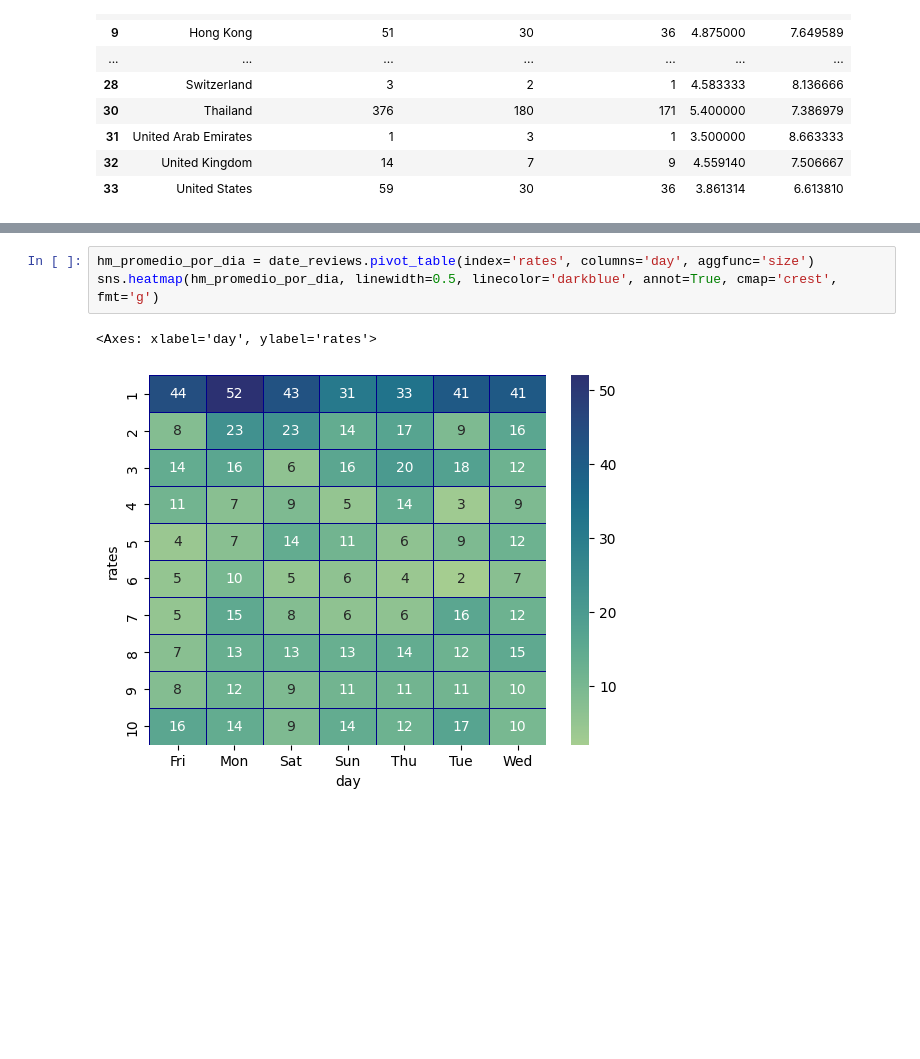
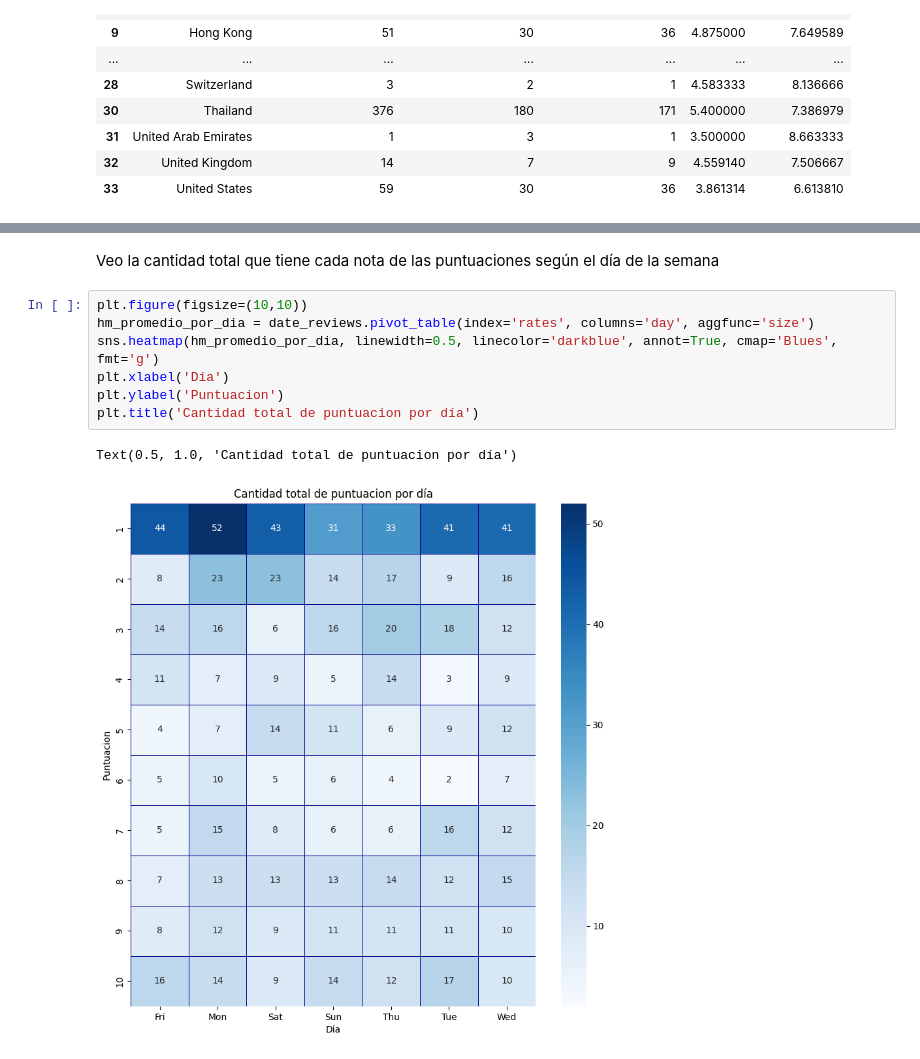
Before and after one commit to agalarza768/TP1-Orga_de_datos, a Jupyter notebook: TP_Orga.ipynb, the cells around one changed output, grey strips where cells are left out. Saved outputs shown, nothing was run; the diff lists cells and outputs as text; blank space fills up the shorter version.

Commit message:
Agrego un ultimo plot y reordeno algunas lineas

```diff
--- a/TP_Orga.ipynb
+++ b/TP_Orga.ipynb
@@ -558,9 +533,15 @@ plt.ylabel('Puntaje')
 # %% [output]
 Text(0, 0.5, 'Puntaje')
 [figure]
+# %% [markdown]
+Veo la cantidad total que tiene cada nota de las puntuaciones según el día de la semana
 # %%
+plt.figure(figsize=(10,10))
 hm_promedio_por_dia = date_reviews.pivot_table(index='rates', columns='day', aggfunc='size')
-sns.heatmap(hm_promedio_por_dia, linewidth=0.5, linecolor='darkblue', annot=True, cmap='crest', fmt='g')
+sns.heatmap(hm_promedio_por_dia, linewidth=0.5, linecolor='darkblue', annot=True, cmap='Blues', fmt='g')
+plt.xlabel('Día')
+plt.ylabel('Puntuacion')
+plt.title('Cantidad total de puntuacion por día')
 # %% [output]
-<Axes: xlabel='day', ylabel='rates'>
+Text(0.5, 1.0, 'Cantidad total de puntuacion por día')
-[figure, old version]
+[figure, new version]
```
Also changed, not shown: parts of 26 cells of this notebook.
